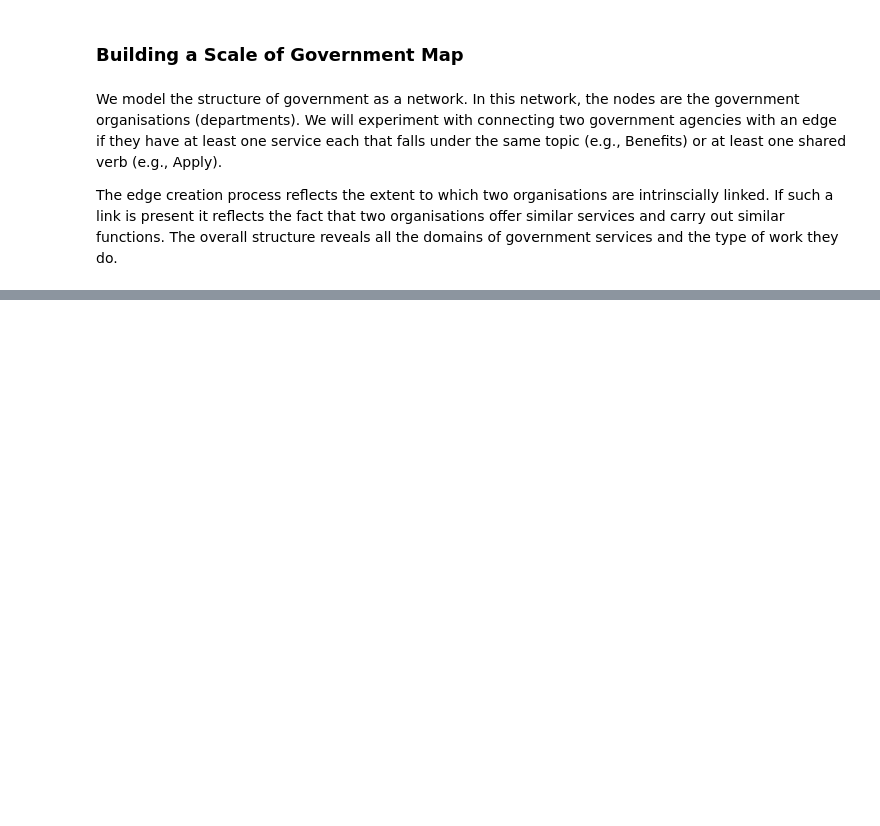
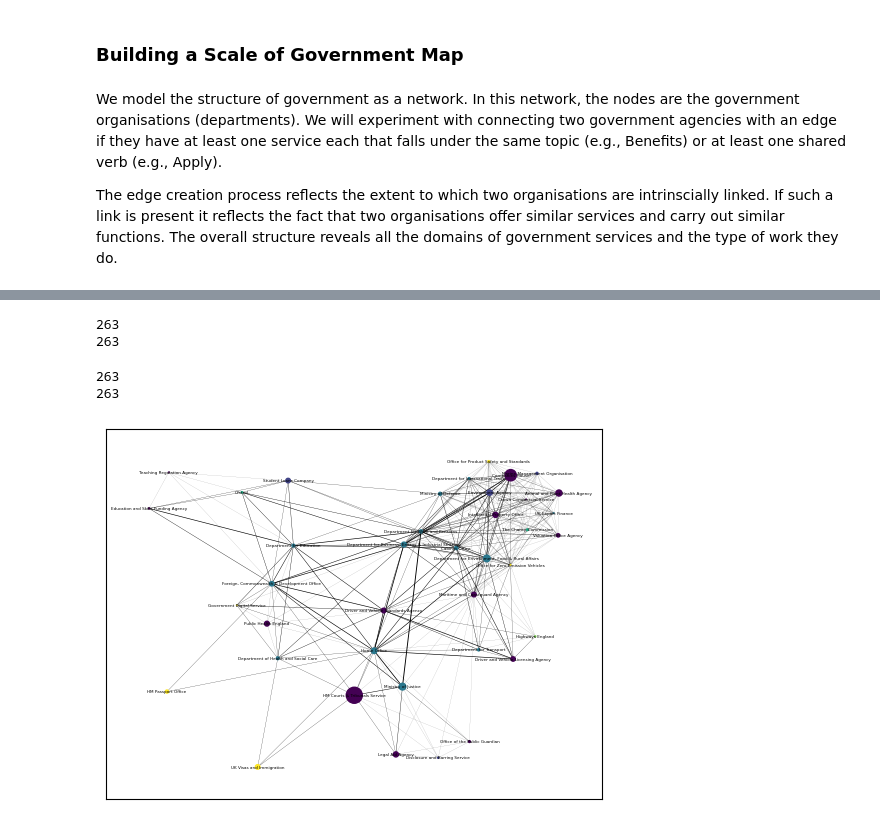
Before and after one commit to ai-for-public-services/structural-insights-into-uk-gov, a Jupyter notebook: notebooks/02-network-visualisation.ipynb, the cells around one changed output, grey strips where cells are left out. Saved outputs shown, nothing was run; the diff lists cells and outputs as text; code cells hidden in the pictures; blank space fills up the shorter version.

Commit message:
jf first network viz attempt

```diff
--- a/notebooks/02-network-visualisation.ipynb
+++ b/notebooks/02-network-visualisation.ipynb
@@ -31,0 +83,14 @@ The edge creation process reflects the extent to which two organisations are int
+# %%
+# create a final df with all of the info we want for network analysis (all being relative to this version)
+gov_forms["organisation"] = gov_forms["organisation"].str.replace('Closed organisation: ', '')
+viz_df = pd.DataFrame(xgov_services["organisation"].unique(),columns=["organisation"])
+viz_df = pd.merge(viz_df,gov_forms,on="organisation", how="left")
+viz_df = viz_df.dropna()
+viz_df = pd.merge(viz_df,xgov_services_topics,on="organisation", how="left")
+viz_df["topic_list"] =  viz_df[["topic1","topic2","topic3","topic4","topic5","topic6"]].apply(lambda x: x[x.notna()].tolist(), axis=1)
+viz_df = pd.merge(viz_df,xgov_services_verbs,on="organisation", how="left")
+filter_col = [col for col in viz_df if col.startswith('verb')]
+viz_df["verb_list"] =  viz_df[filter_col].apply(lambda x: x[x.notna()].tolist(), axis=1)
+viz_df.head()
+
+# now just need to figure out how to create edges from the topic list column...
@@ -31,0 +167,39 @@ The edge creation process reflects the extent to which two organisations are int
+# %%
+# Edge attributes need to be assembled separately given how our data is set up
+# need a list that checks each of these and see how many matching topics
+edge_weights_topics = []
+for i in range(len(list(g.edges()))):
+    gov1 = list(g.edges())[i][0]
+    gov2 = list(g.edges())[i][1]
+    govlist_1 = viz_df["topic_list"][viz_df["organisation"]==gov1].values[0]
+    govlist_2 = viz_df["topic_list"][viz_df["organisation"]==gov2].values[0]
+    temp_weight = len([w for w in govlist_1 if w in govlist_2])
+    edge_weights_topics.append(temp_weight)
+
+print(len(list(g.edges())))
+print(len(edge_weights_topics))
+# %% [output]
+263
+263
+# %%
+# need a list that checks each of these and see how many matching topics
+edge_weights_verbs = []
+for i in range(len(list(g.edges()))):
+    gov1 = list(g.edges())[i][0]
+    gov2 = list(g.edges())[i][1]
+    govlist_1 = viz_df["verb_list"][viz_df["organisation"]==gov1].values[0]
+    govlist_2 = viz_df["verb_list"][viz_df["organisation"]==gov2].values[0]
+    temp_weight = len([w for w in govlist_1 if w in govlist_2])
+    edge_weights_verbs.append(temp_weight)
+
+print(len(list(g.edges())))
+print(len(edge_weights_verbs))
+# %% [output]
+263
+263
+# %%
+# Basic viz with base networkx
+nx.draw_networkx(g, with_labels=True,font_size=3,node_color=colors,node_size=[x / 8 for x in viz_df["total"].tolist()],width=[(x+.5) / 10 for x in edge_weights_verbs])
+#list( map(add, edge_weights_verbs, edge_weights_topics) ) # if want to combine topics and verbs
+# %% [output]
+[figure, added]
```
Also changed, not shown: parts of 9 cells of this notebook, 1 other file.
